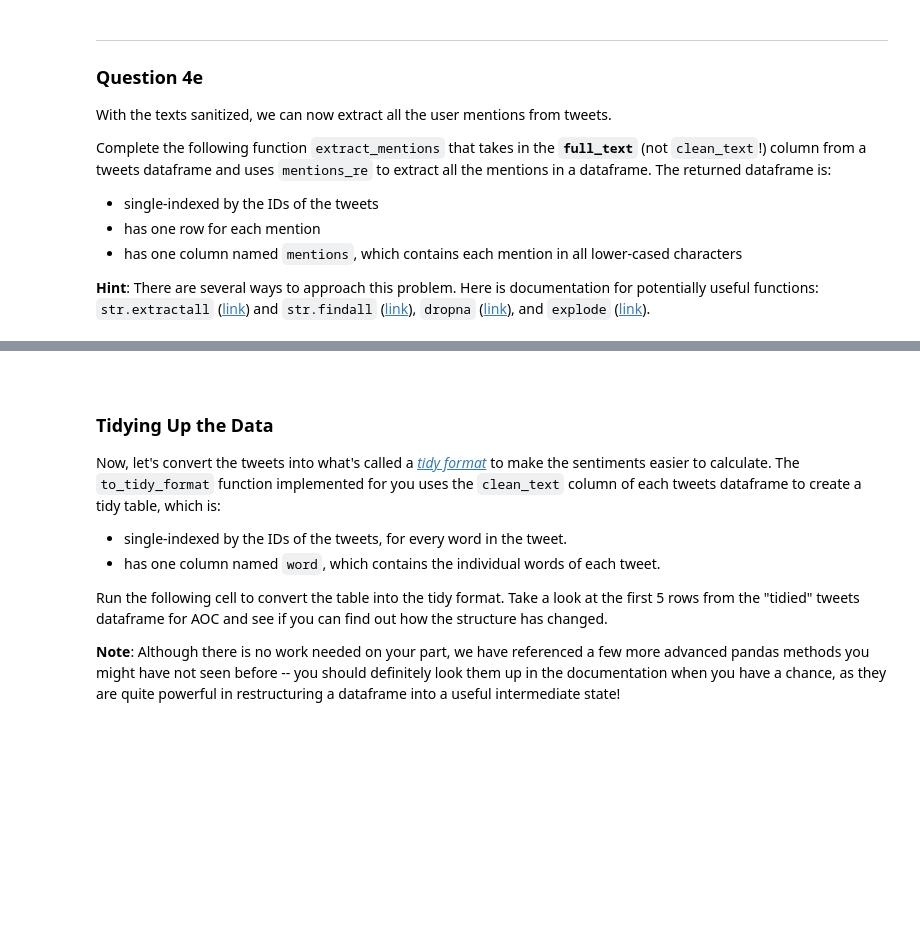
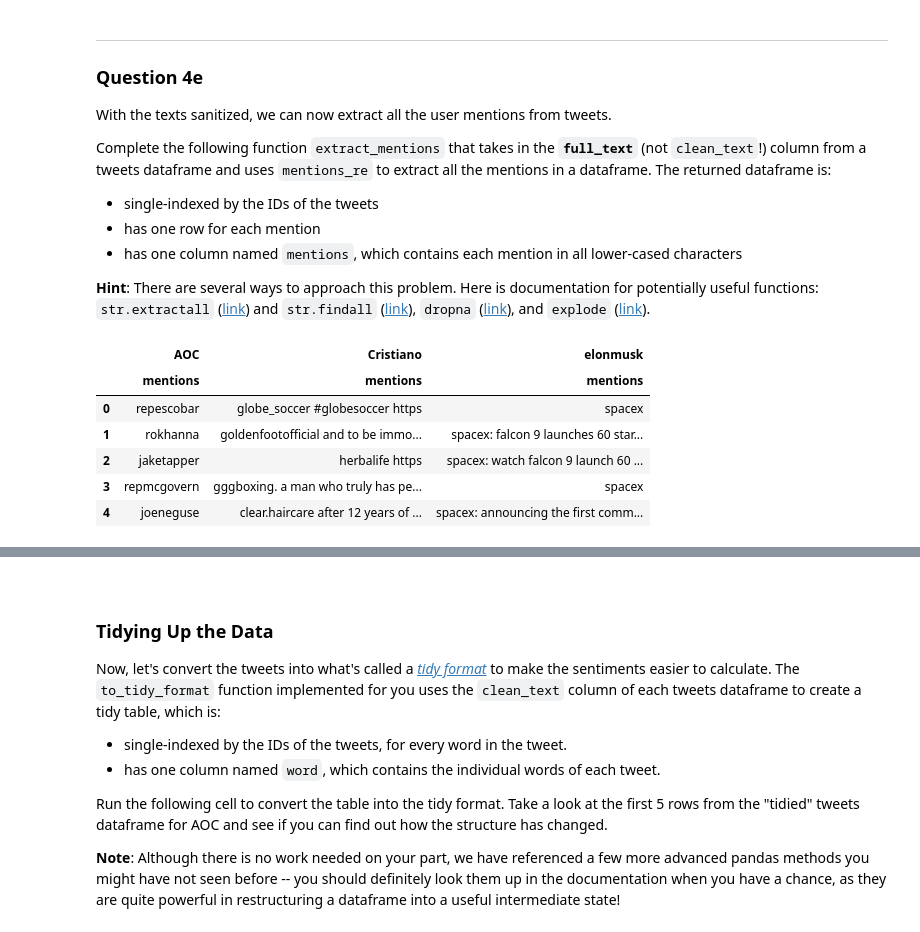
Before and after one commit to DS-100/sp22, a Jupyter notebook: hw/hw03/hw03.ipynb, the cells around one changed output, grey strips where cells are left out. Drawn from its saved outputs; the diff is of its cells as text; code cells hidden in the pictures; blank space fills up the shorter version.

```diff
--- a/hw/hw03/hw03.ipynb
+++ b/hw/hw03/hw03.ipynb
@@ -572,6 +704,6 @@ name: q4cii
 points: 1
 -->
 # %%
-mentions_re = r'...'
+mentions_re = r'@(.*):.*'
 
 re.findall(mentions_re, tweets["AOC"].iloc[0]["full_text"])
@@ -631,14 +777,26 @@ points: 2
 -->
 # %%
 def extract_mentions(full_texts):
-    mentions = ...
+    mentions = (full_texts
+                .str.extractall(mentions_re)
+                .reset_index()
+                .rename(columns={0:'mentions'}).set_index('id'))
+    mentions['mentions'] = mentions['mentions'].str.lower()
     return mentions[["mentions"]]
 
 # uncomment this line to help you debug
 # display(extract_mentions(tweets["AOC"]["full_text"]).head())
 
 # do not modify the below code
 mentions = {handle: extract_mentions(df["full_text"]) for handle, df in tweets.items()}
 horiz_concat_df(mentions).head()
+# %% [output]
+|  | AOC | Cristiano | elonmusk |
+|  | mentions | mentions | mentions |
+| 0 | repescobar | globe_soccer #globesoccer https | spacex |
+| 1 | rokhanna | goldenfootofficial and to be immo... | spacex: falcon 9 launches 60 star... |
+| 2 | jaketapper | herbalife https | spacex: watch falcon 9 launch 60 ... |
+| 3 | repmcgovern | gggboxing. a man who truly has pe... | spacex |
+| 4 | joeneguse | clear.haircare after 12 years of ... | spacex: announcing the first comm... |
 # %%
 grader.check("q4e")
```
Also changed, not shown: parts of 62 cells of this notebook, 4 other files.
